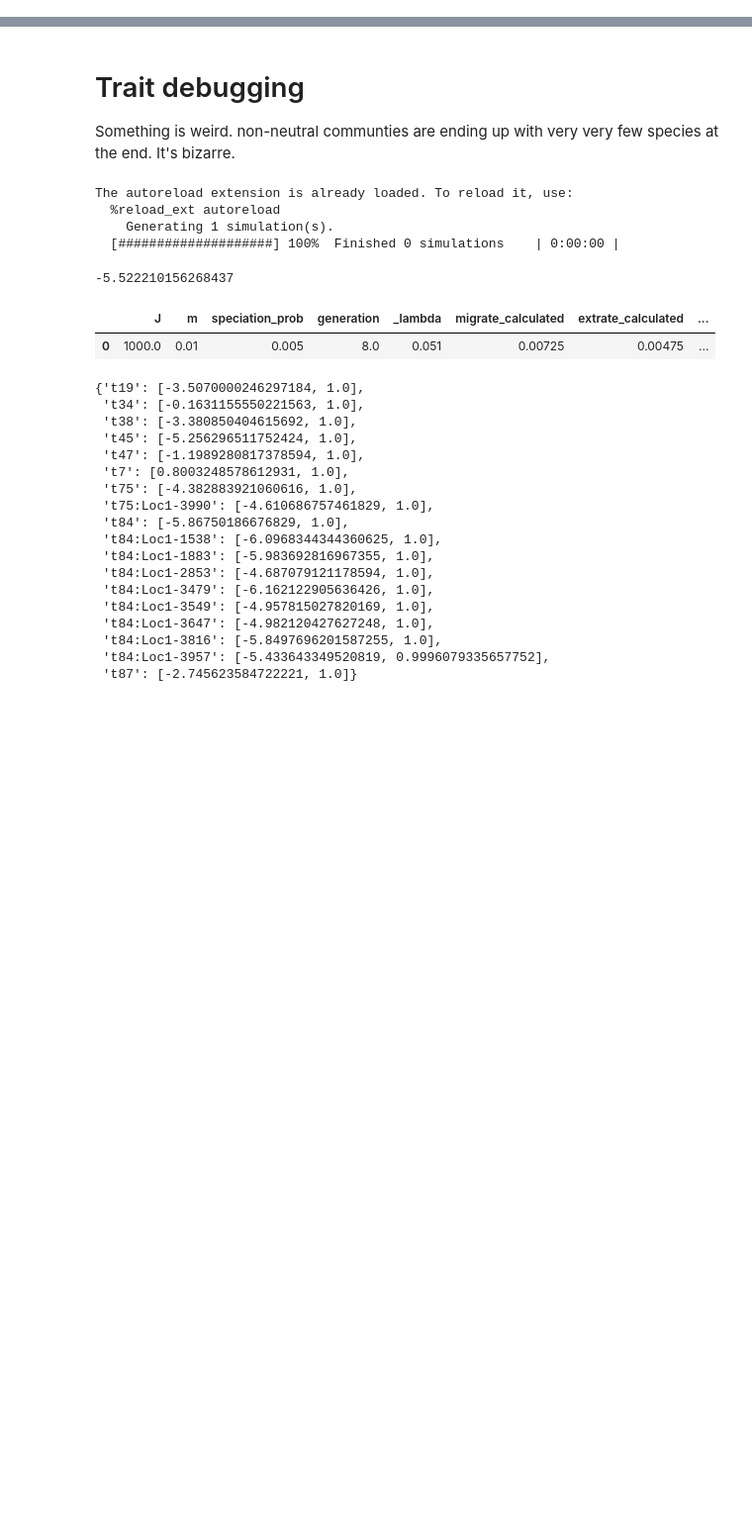
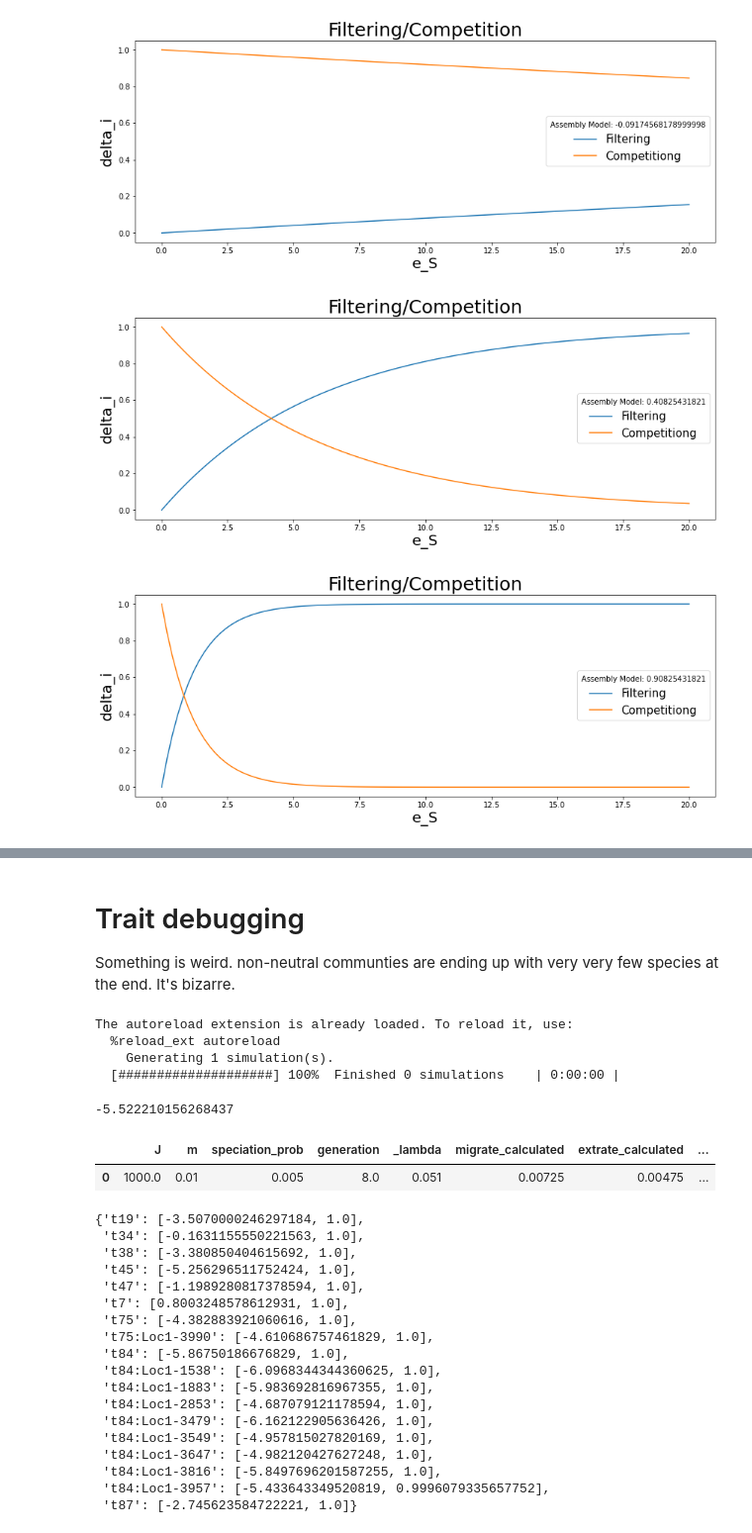
Before and after one commit to messDiv/MESS, a Jupyter notebook: jupyter-notebooks/util/TraitStrengthPlotting.ipynb, the cells around one changed output, grey strips where cells are left out. Shown at 99% size. Saved outputs shown, nothing was run; the diff lists cells and outputs as text; code cells hidden in the pictures; blank space fills up the shorter version.

Commit message:
Update util notebook trait strength

```diff
--- a/jupyter-notebooks/util/TraitStrengthPlotting.ipynb
+++ b/jupyter-notebooks/util/TraitStrengthPlotting.ipynb
@@ -38,0 +39,24 @@ for st in [0.001, 0.01, 0.1, 5, 10]:
+# %%
+strength = 1.
+trait_value = -5.32923208
+filt_opt = -6.59174568179
+def plot_traits(trait_value=trait_value):
+    def filt(strength = strength, victim_trait=trait_value, filt_opt=filt_opt):
+        return 1 - (np.exp(-(strength)*((victim_trait - filt_opt) ** 2)))
+    def comp(strength = strength, victim_trait=trait_value, comp_mean=filt_opt):
+        return np.exp(-((victim_trait - comp_mean) ** 2)*strength)
+    fig, ax = plt.subplots(figsize=(14, 5))
+    xs = np.linspace(0.0001, 20, 100)
+    ax.plot(xs, [filt(x, trait_value, filt_opt) for x in xs], label="Filtering")
+    ax.plot(xs, [comp(x, trait_value, filt_opt) for x in xs], label="Competitiong")
+    ax.set_ylabel("delta_i", fontsize=20)
+    ax.set_xlabel("e_S", fontsize=20)
+    ax.set_title("Filtering/Competition", fontsize=25)
+    plt.legend(title="Assembly Model: {}".format(filt_opt-trait_value), fontsize=15)
+#plot_traits()
+for trait in [-6.5, -7, -7.5]:
+    plot_traits(trait_value=trait)
+# %% [output]
+[figure, added]
+[figure, added]
+[figure, added]
```
Also changed, not shown: parts of 4 cells of this notebook.
